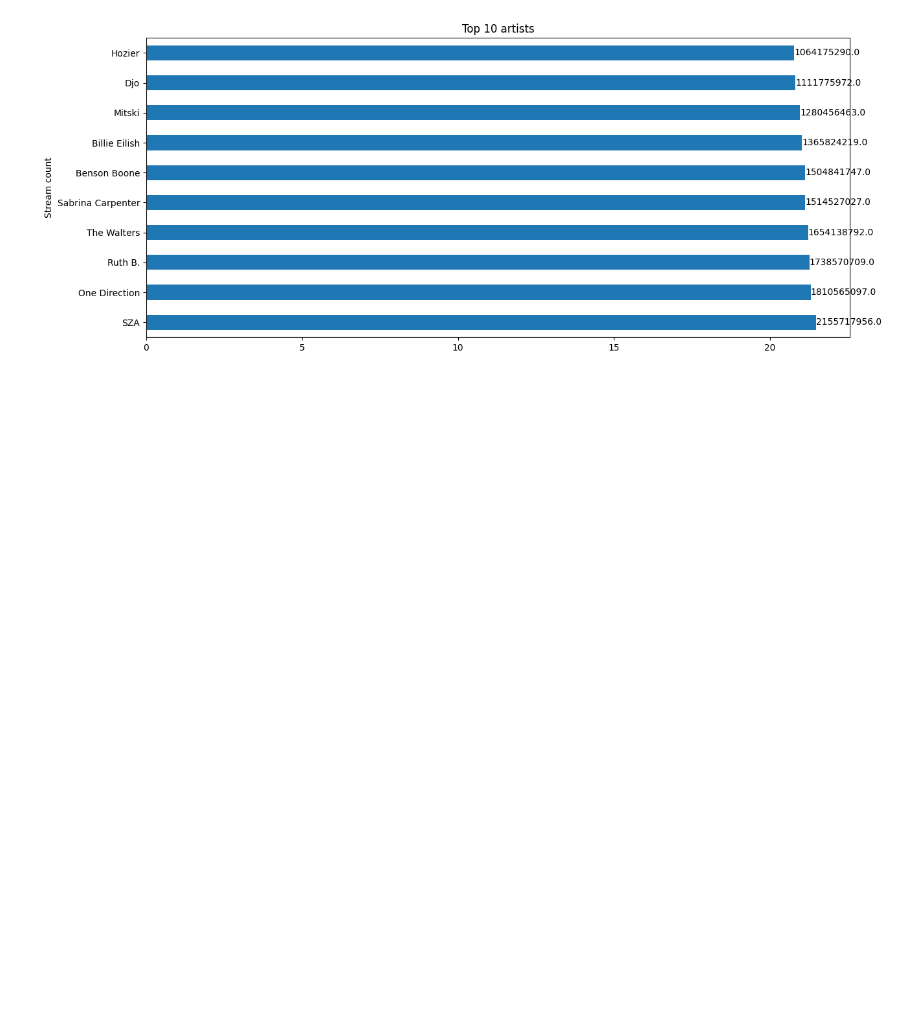
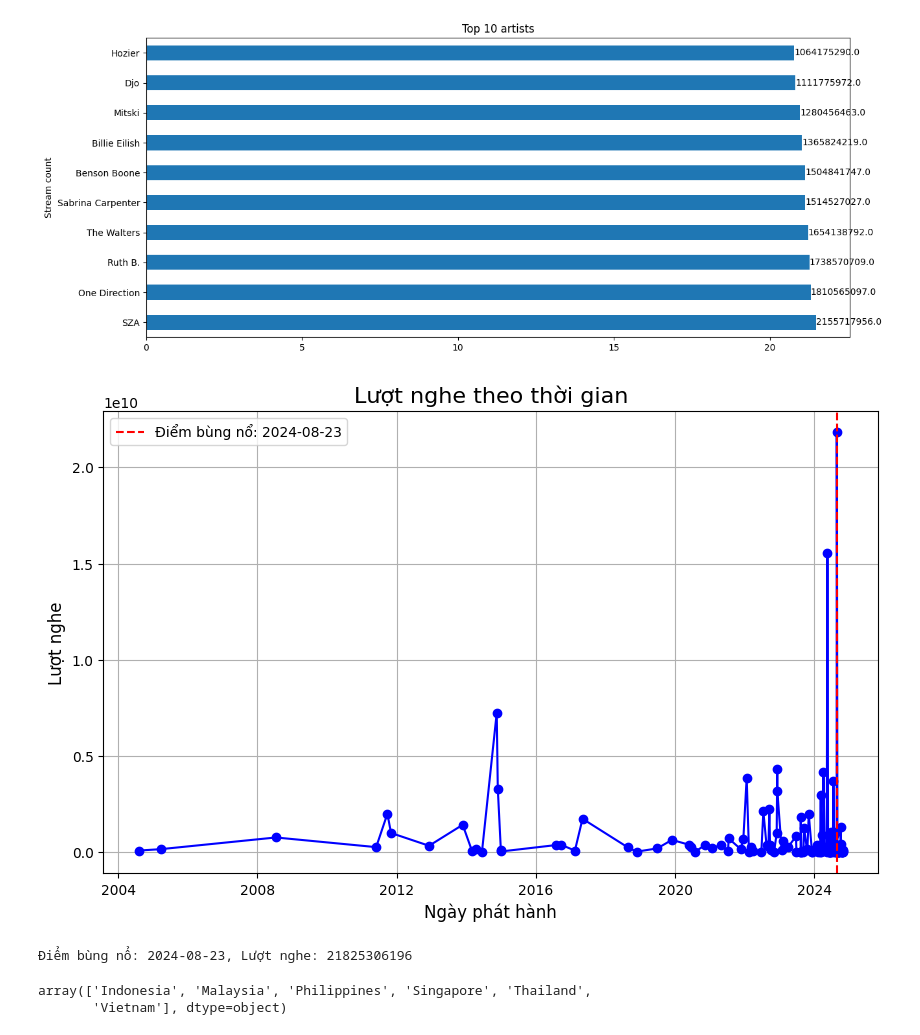
Before and after one commit to IntingRecently/UDPTDLTM, a Jupyter notebook: Data_Analysis.ipynb, the cells around one changed output. Saved outputs shown, nothing was run; the diff lists cells and outputs as text; code cells hidden in the pictures; blank space fills up the shorter version.

Commit message:
Push test with new_features is age_of_track

```diff
--- a/Data_Analysis.ipynb
+++ b/Data_Analysis.ipynb
@@ -301,3 +301,37 @@ for index, value in enumerate(top_10):
 plt.show()
 # %% [output]
 [figure]
+# %%
+df['track_release_date'] = pd.to_datetime(df['track_release_date'])
+
+# Loại bỏ các dòng trùng lặp
+df = df.drop_duplicates()
+
+# Tính tổng lượt nghe theo ngày
+daily_streams = df.groupby('track_release_date')['stream_count'].sum()
+
+# Xác định ngày có lượt nghe cao nhất
+peak_date = daily_streams.idxmax()
+peak_streams = daily_streams.max()
+
+# Vẽ biểu đồ xu hướng lượt nghe
+plt.figure(figsize=(10, 6))
+plt.plot(daily_streams.index, daily_streams.values, marker='o', linestyle='-', color='b')
+plt.title("Lượt nghe theo thời gian", fontsize=16)
+plt.xlabel("Ngày phát hành", fontsize=12)
+plt.ylabel("Lượt nghe", fontsize=12)
+plt.axvline(peak_date, color='r', linestyle='--', label=f"Điểm bùng nổ: {peak_date.date()}")
+plt.legend()
+plt.grid()
+plt.show()
+
+# Kết quả
+print(f"Điểm bùng nổ: {peak_date.date()}, Lượt nghe: {peak_streams}")
+# %% [output]
+[figure, added]
+Điểm bùng nổ: 2024-08-23, Lượt nghe: 21825306196
+# %%
+df['country'].unique()
+# %% [output]
+array(['Indonesia', 'Malaysia', 'Philippines', 'Singapore', 'Thailand',
+       'Vietnam'], dtype=object)
```
Also changed, not shown: parts of 10 cells of this notebook.
